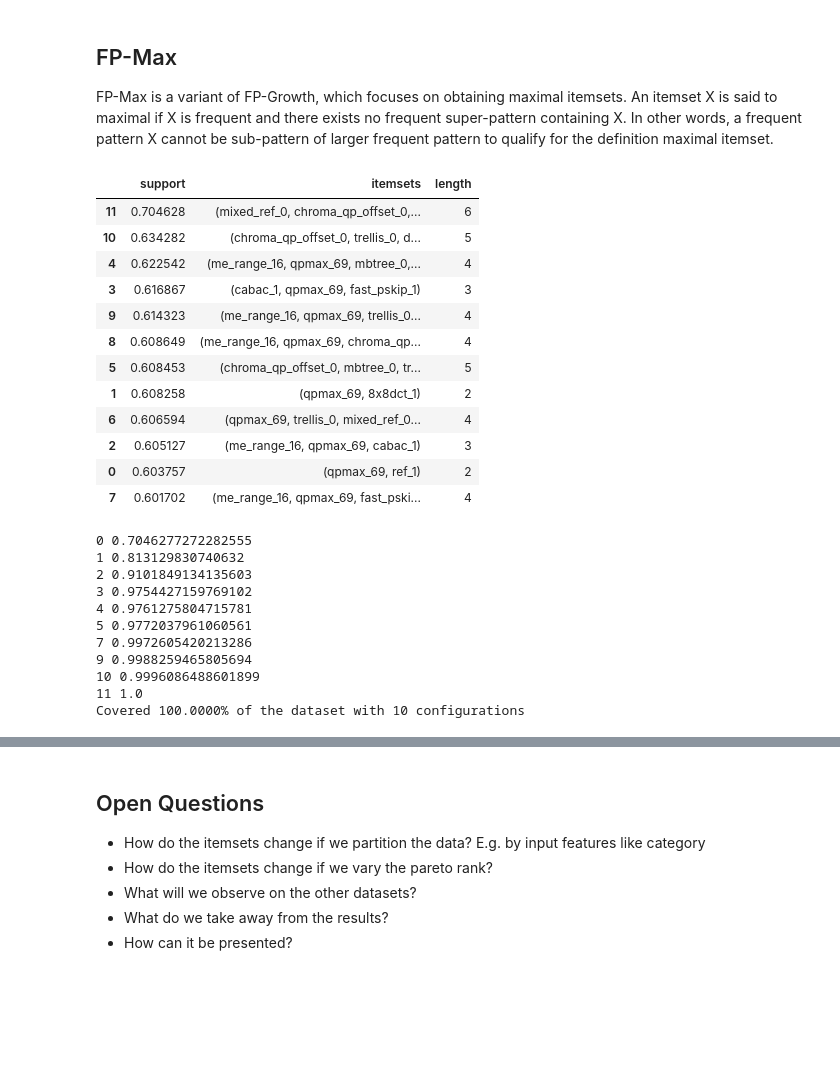
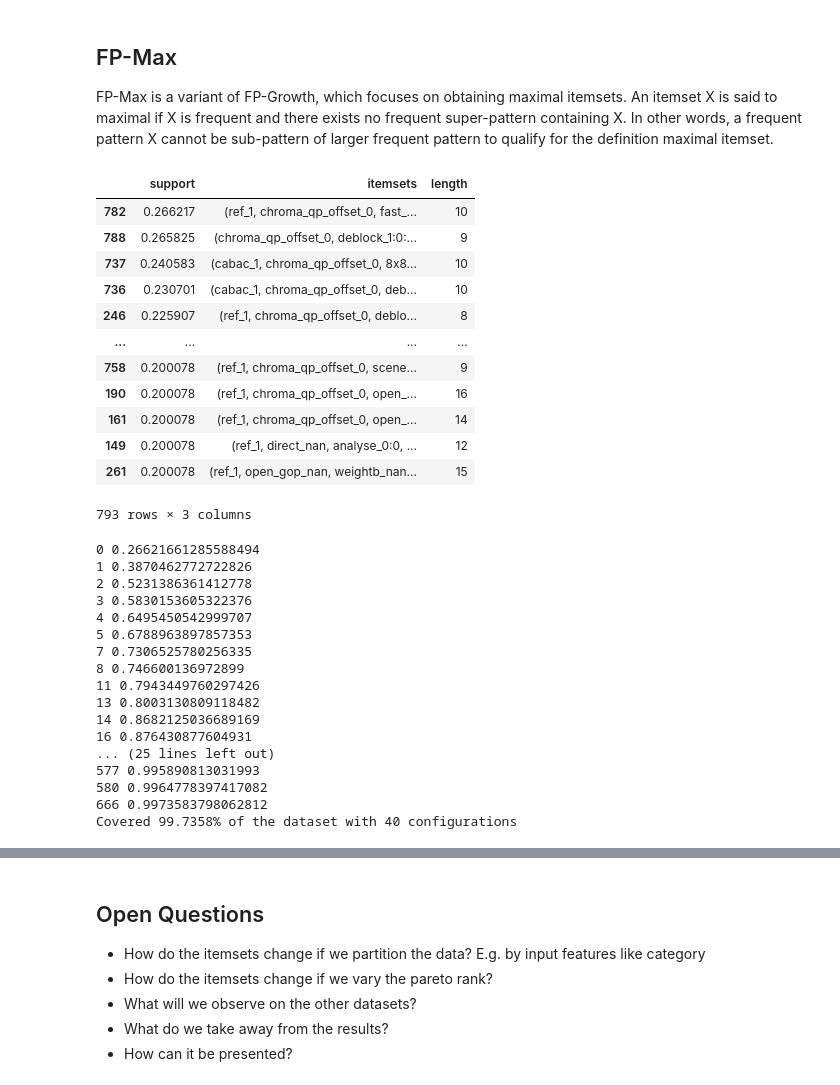
Before and after one commit to simula-vias/partial-configuration, a Jupyter notebook: src/pci.ipynb, the cells around one changed output, grey strips where cells are left out. Cells and saved outputs as stored; diff of their text form; code cells hidden in the pictures; blank space fills up the shorter version.

Commit message:
Config sort + decision tree working

```diff
--- a/src/pci.ipynb
+++ b/src/pci.ipynb
@@ -210,23 +238,23 @@ FP-Max is a variant of FP-Growth, which focuses on obtaining maximal itemsets.
 An itemset X is said to maximal if X is frequent and there exists no frequent super-pattern containing X.
 In other words, a frequent pattern X cannot be sub-pattern of larger frequent pattern to qualify for the definition maximal itemset.
 # %%
-maxsets = fpmax(df, min_support=0.6, use_colnames=True).sort_values("support", ascending=False)
+maxsets = fpmax(df, min_support=0.2, use_colnames=True).sort_values("support", ascending=False)
 maxsets["length"] = maxsets["itemsets"].apply(len)
 maxsets
 # %% [output]
 |  | support | itemsets | length |
-| 11 | 0.704628 | (mixed_ref_0, chroma_qp_offset_0,... | 6 |
-| 10 | 0.634282 | (chroma_qp_offset_0, trellis_0, d... | 5 |
-| 4 | 0.622542 | (me_range_16, qpmax_69, mbtree_0,... | 4 |
-| 3 | 0.616867 | (cabac_1, qpmax_69, fast_pskip_1) | 3 |
-| 9 | 0.614323 | (me_range_16, qpmax_69, trellis_0... | 4 |
-| 8 | 0.608649 | (me_range_16, qpmax_69, chroma_qp... | 4 |
-| 5 | 0.608453 | (chroma_qp_offset_0, mbtree_0, tr... | 5 |
-| 1 | 0.608258 | (qpmax_69, 8x8dct_1) | 2 |
-| 6 | 0.606594 | (qpmax_69, trellis_0, mixed_ref_0... | 4 |
-| 2 | 0.605127 | (me_range_16, qpmax_69, cabac_1) | 3 |
-| 0 | 0.603757 | (qpmax_69, ref_1) | 2 |
-| 7 | 0.601702 | (me_range_16, qpmax_69, fast_pski... | 4 |
+| 782 | 0.266217 | (ref_1, chroma_qp_offset_0, fast_... | 10 |
+| 788 | 0.265825 | (chroma_qp_offset_0, deblock_1:0:... | 9 |
+| 737 | 0.240583 | (cabac_1, chroma_qp_offset_0, 8x8... | 10 |
+| 736 | 0.230701 | (cabac_1, chroma_qp_offset_0, deb... | 10 |
+| 246 | 0.225907 | (ref_1, chroma_qp_offset_0, deblo... | 8 |
+| ... | ... | ... | ... |
+| 758 | 0.200078 | (ref_1, chroma_qp_offset_0, scene... | 9 |
+| 190 | 0.200078 | (ref_1, chroma_qp_offset_0, open_... | 16 |
+| 161 | 0.200078 | (ref_1, chroma_qp_offset_0, open_... | 14 |
+| 149 | 0.200078 | (ref_1, direct_nan, analyse_0:0, ... | 12 |
+| 261 | 0.200078 | (ref_1, open_gop_nan, weightb_nan... | 15 |
+793 rows × 3 columns
 # %%
 allinds = set()
 itemsets = []
@@ -240,14 +268,20 @@ for i, r in enumerate(maxsets.itemsets):
 
 print(f"Covered {len(allinds)/df.shape[0]*100:.4f}% of the dataset with {len(itemsets)} configurations")
 # %% [output]
-0 0.7046277272282555
-1 0.813129830740632
-2 0.9101849134135603
-3 0.9754427159769102
-4 0.9761275804715781
-5 0.9772037961060561
-7 0.9972605420213286
-9 0.9988259465805694
-10 0.9996086488601899
-11 1.0
-Covered 100.0000% of the dataset with 10 configurations
+0 0.26621661285588494
+1 0.3870462772722826
+2 0.5231386361412778
+3 0.5830153605322376
+4 0.6495450542999707
+5 0.6788963897857353
+7 0.7306525780256335
+8 0.746600136972899
+11 0.7943449760297426
+13 0.8003130809118482
+14 0.8682125036689169
+16 0.876430877604931
+... (25 lines left out)
+577 0.995890813031993
+580 0.9964778397417082
+666 0.9973583798062812
+Covered 99.7358% of the dataset with 40 configurations
```
Also changed, not shown: parts of 19 cells of this notebook.
